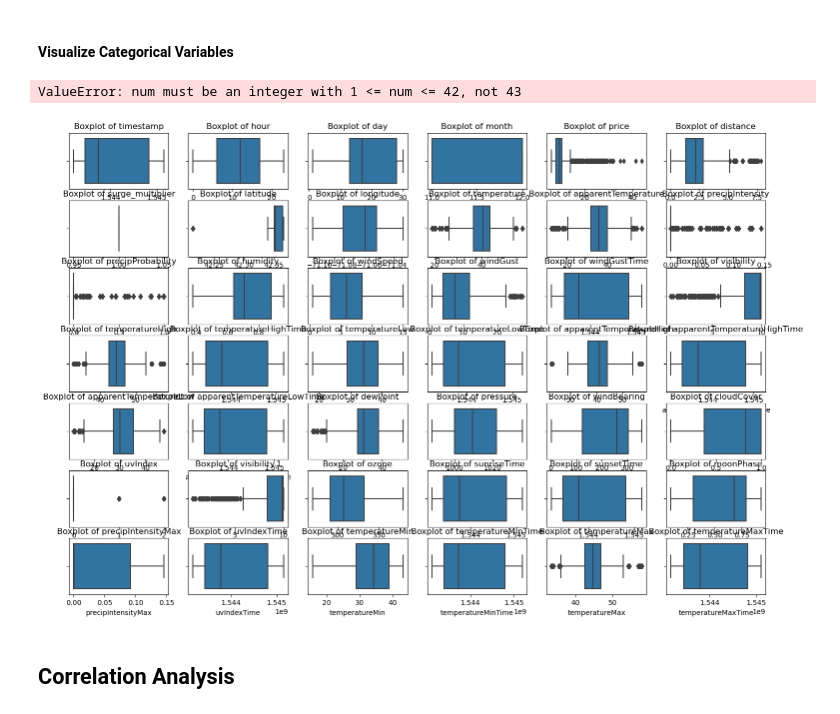
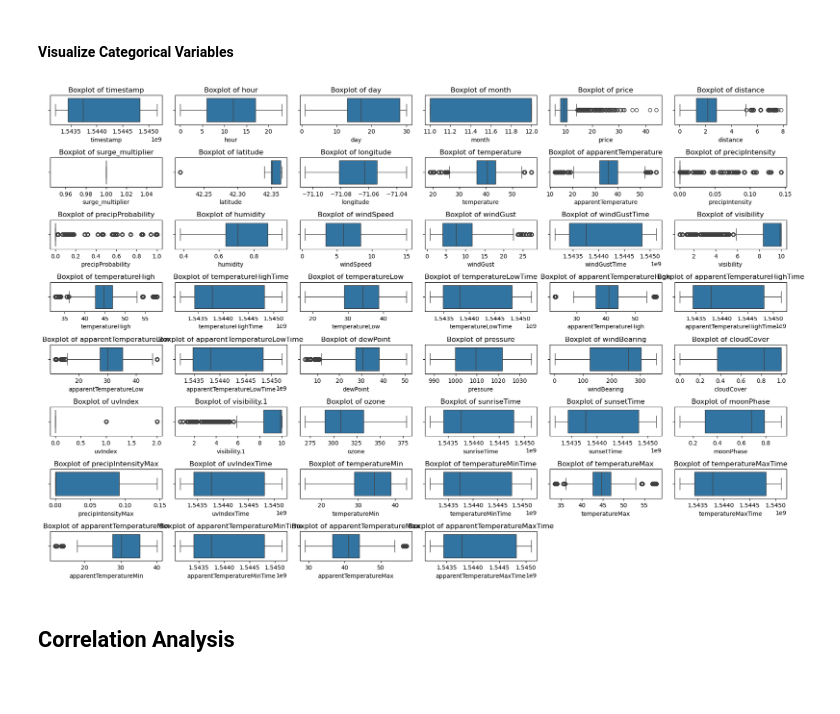
Before and after one commit to carrieyxia/ADAN8888.01_Fall_24_Applied_Analytics_Project, a Jupyter notebook: Data_Exploration.ipynb, the cells around one changed output. Saved outputs shown, nothing was run; the diff lists cells and outputs as text; code cells hidden in the pictures; blank space fills up the shorter version.

Commit message:
my additions to the data exploration notebook!
I did a bit of feature engineering and added is_weekend and is_rush hour columns, I add visualization for these binary columns, I fixed the for loop

```diff
--- a/Data_Exploration.ipynb
+++ b/Data_Exploration.ipynb
@@ -138,17 +138,16 @@ plt.show()
 # %%
 # Generate boxplots to detect outliers.
 plt.figure(figsize=(18, 12))
 for i, col in enumerate(num_col, 1):
-    plt.subplot(7, 6, i)
-    sns.boxplot(x=df[col])
+    plt.subplot(8, 6, i)
+    sns.boxplot(x=df_UberX[col])
     plt.title(f'Boxplot of {col}')
 plt.tight_layout()
 plt.show()
 
 ## boxplots are shown below, but there is an error with the for-loop that needs to be fixed
 # %% [output]
-ValueError: num must be an integer with 1 <= num <= 42, not 43
-[figure, old version]
+[figure, new version]
 # %% [markdown]
 ## Correlation Analysis
 # %%
```
Also changed, not shown: parts of 1 cell of this notebook, 2 other files.
